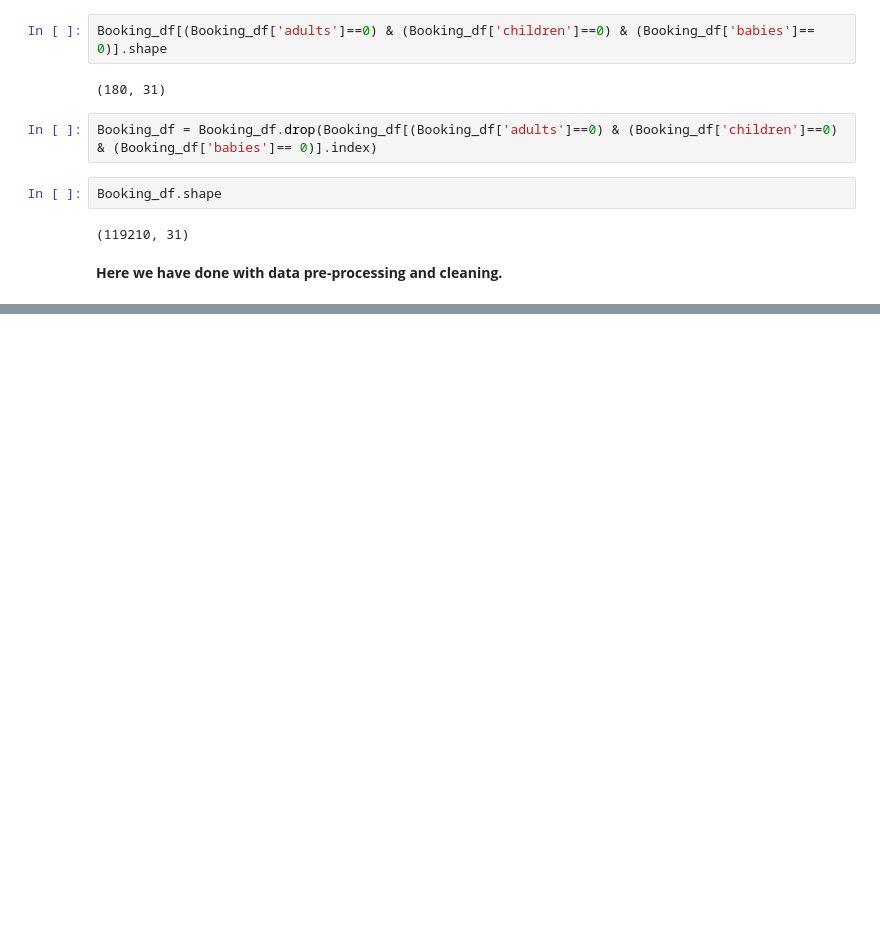
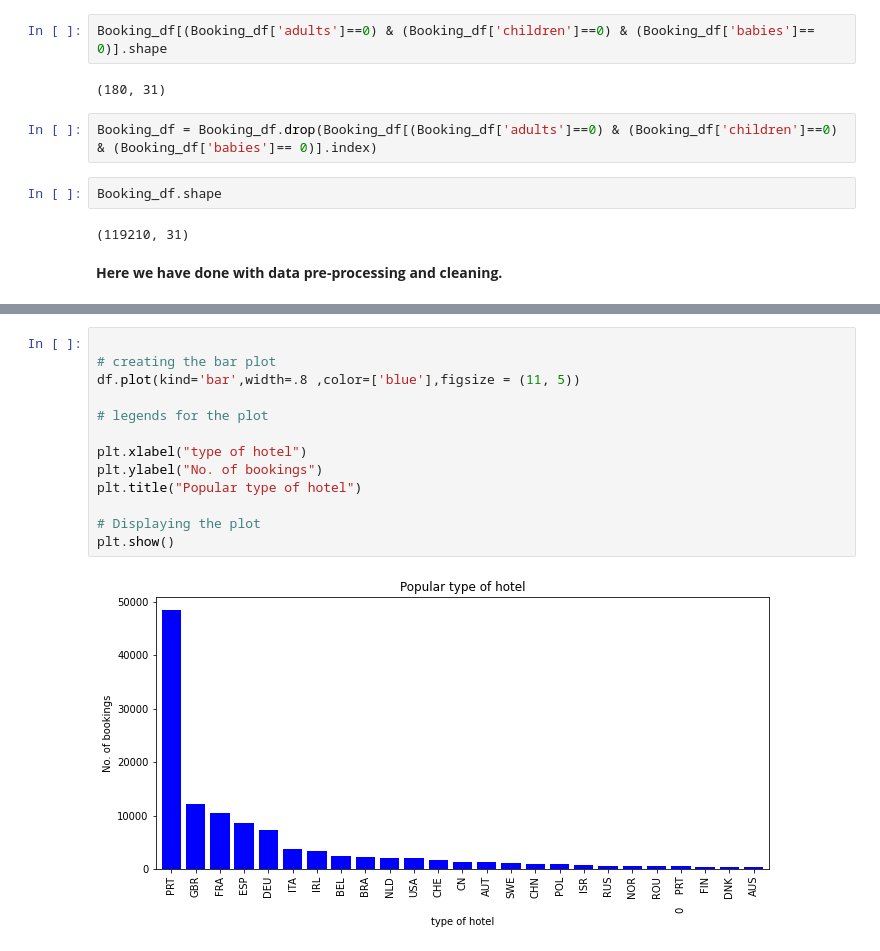
Before and after one commit to Arvindkale123/hotel_booking_analysis, a Jupyter notebook: capstone_hotel_booking_EDA.ipynb, the cells around one changed output, grey strips where cells are left out. Saved outputs shown, nothing was run; the diff lists cells and outputs as text; blank space fills up the shorter version.

```diff
--- a/capstone_hotel_booking_EDA.ipynb
+++ b/capstone_hotel_booking_EDA.ipynb
@@ -231,0 +275,15 @@ Booking_df.shape
+# %%
+
+# creating the bar plot
+df.plot(kind='bar',width=.8 ,color=['blue'],figsize = (11, 5))
+
+# legends for the plot
+
+plt.xlabel("type of hotel")
+plt.ylabel("No. of bookings")
+plt.title("Popular type of hotel")
+
+# Displaying the plot
+plt.show()
+# %% [output]
+[figure, added]
```
Also changed, not shown: parts of 16 cells of this notebook.
